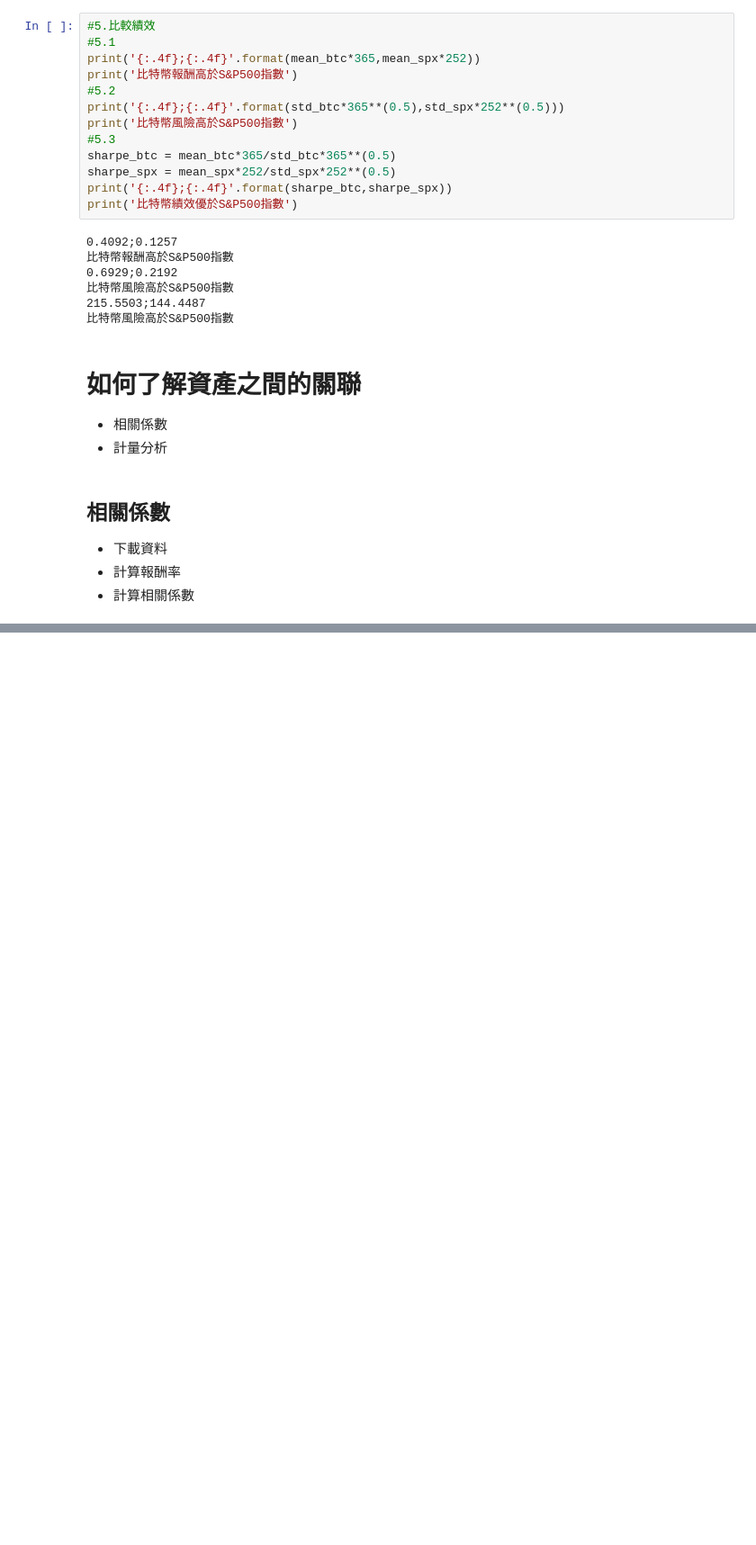
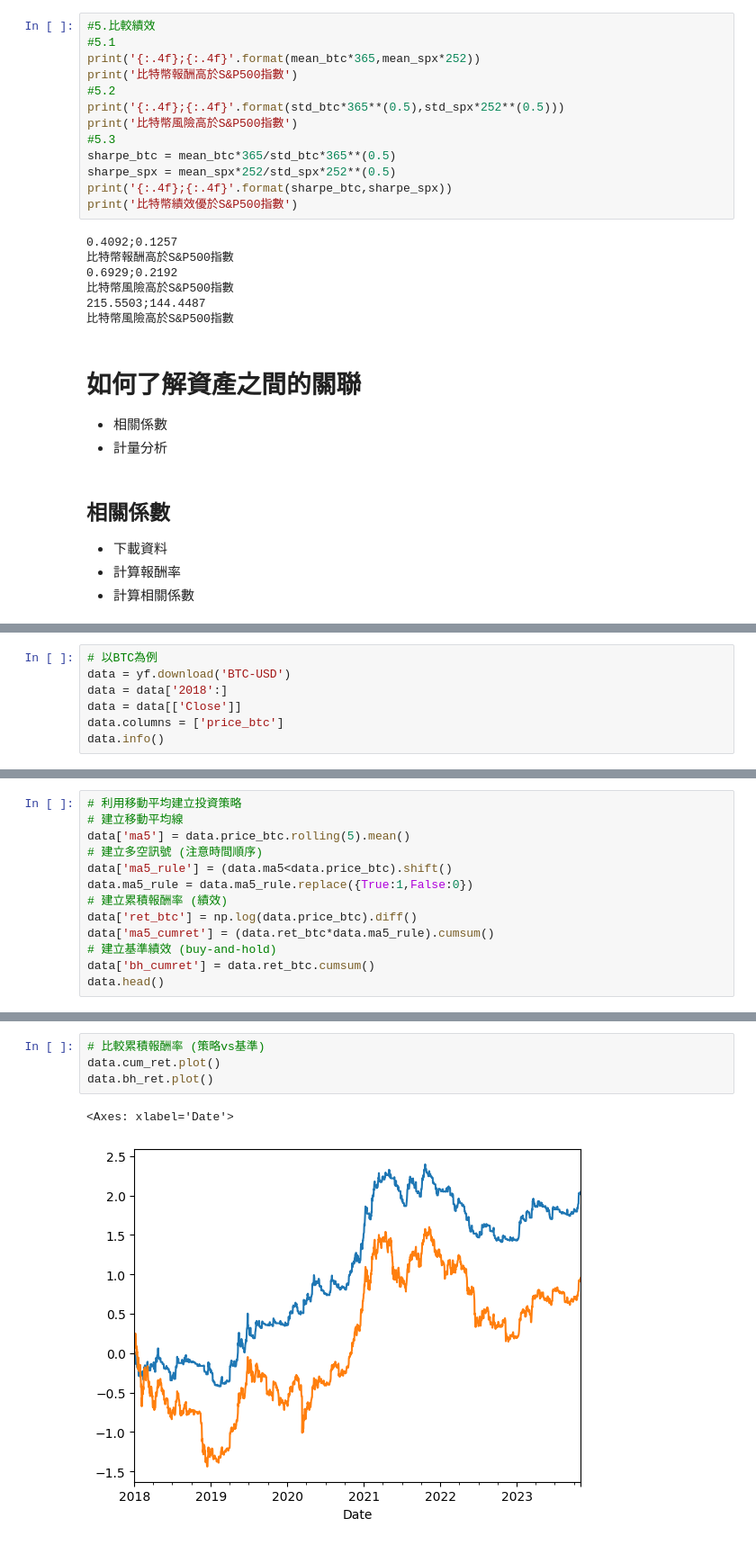
Before and after one commit to quetion/Crypto_fin, a Jupyter notebook: [Cryptofin]Hello_Python.ipynb, the cells around one changed output, grey strips where cells are left out. Shown at 90% size. Saved outputs shown, nothing was run; the diff lists cells and outputs as text; blank space fills up the shorter version.

```diff
--- a/[Cryptofin]Hello_Python.ipynb
+++ b/[Cryptofin]Hello_Python.ipynb
@@ -304,0 +430,7 @@ data =
+# %%
+# 以BTC為例
+data = yf.download('BTC-USD')
+data = data['2018':]
+data = data[['Close']]
+data.columns = ['price_btc']
+data.info()
@@ -304,0 +447,13 @@ data =
+# %%
+# 利用移動平均建立投資策略
+# 建立移動平均線
+data['ma5'] = data.price_btc.rolling(5).mean()
+# 建立多空訊號 (注意時間順序)
+data['ma5_rule'] = (data.ma5<data.price_btc).shift()
+data.ma5_rule = data.ma5_rule.replace({True:1,False:0})
+# 建立累積報酬率 (績效)
+data['ret_btc'] = np.log(data.price_btc).diff()
+data['ma5_cumret'] = (data.ret_btc*data.ma5_rule).cumsum()
+# 建立基準績效 (buy-and-hold)
+data['bh_cumret'] = data.ret_btc.cumsum()
+data.head()
@@ -304,0 +468,7 @@ data =
+# %%
+# 比較累積報酬率 (策略vs基準)
+data.cum_ret.plot()
+data.bh_ret.plot()
+# %% [output]
+<Axes: xlabel='Date'>
+[figure, added]
```
Also changed, not shown: parts of 26 cells of this notebook.
